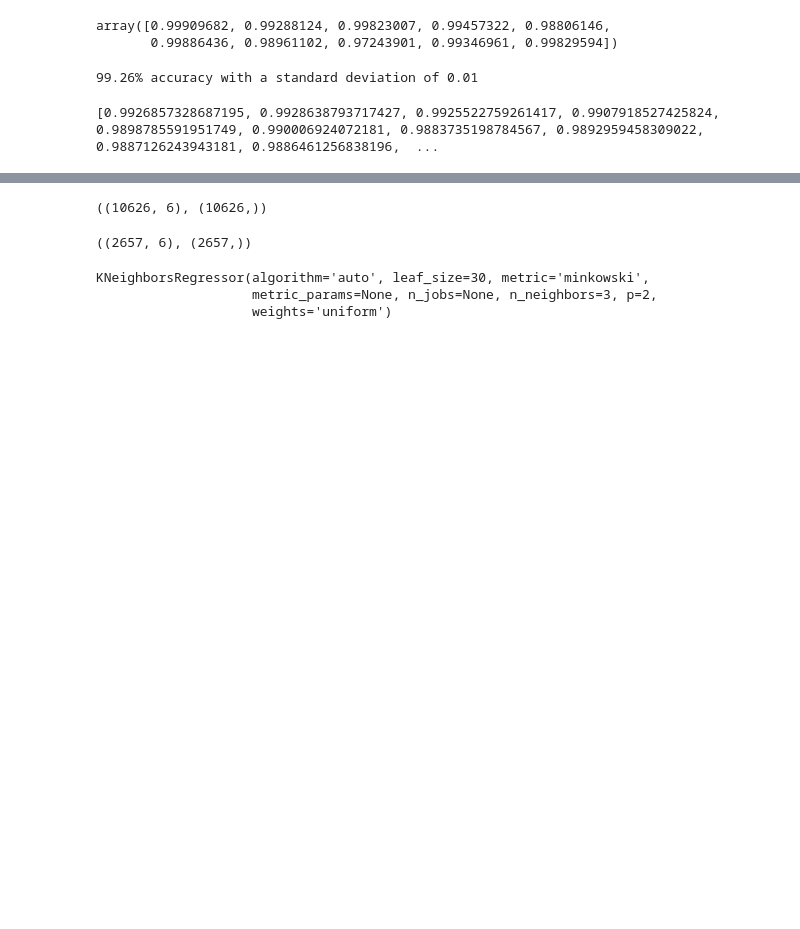
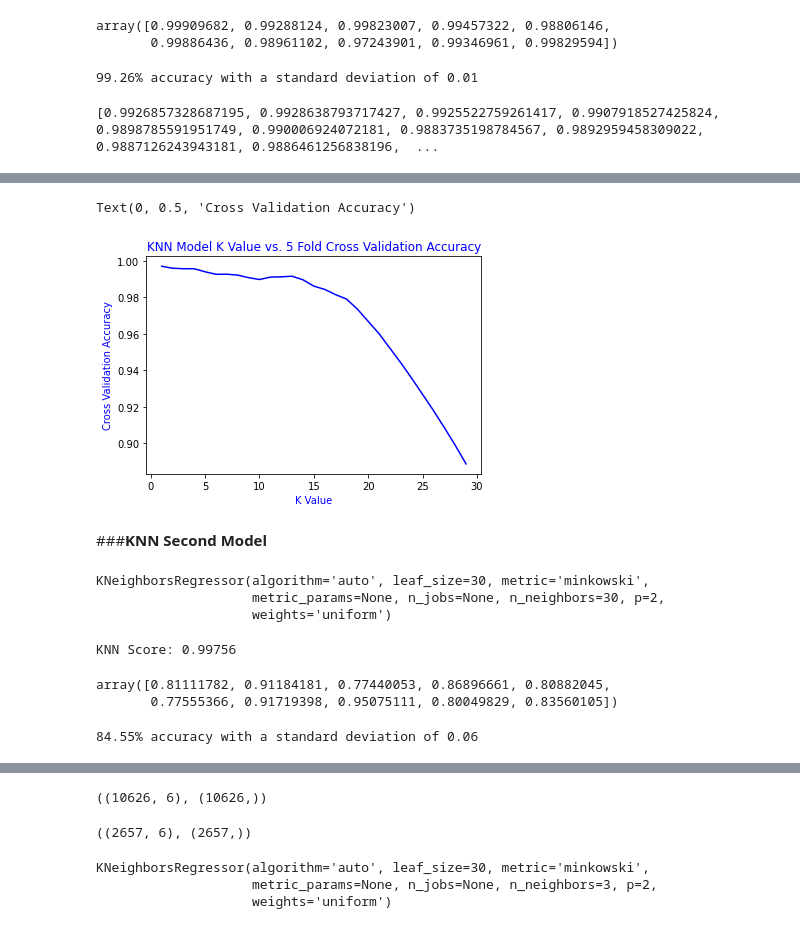
Before and after one commit to Kate5-7-2021/INFO-5502-SU2021, a Jupyter notebook: INFO_5502_Assign8_Develope_Data_Analysis_Project.ipynb, the cells around one changed output, grey strips where cells are left out. Saved outputs shown, nothing was run; the diff lists cells and outputs as text; code cells hidden in the pictures; blank space fills up the shorter version.

```diff
--- a/INFO_5502_Assign8_Develope_Data_Analysis_Project.ipynb
+++ b/INFO_5502_Assign8_Develope_Data_Analysis_Project.ipynb
@@ -377,0 +399,34 @@ print(k_cv_score)
+# %%
+#draw the graph of accuracy for k range from the cross validation
+plt.plot(k_cv_num,k_cv_score,color='b')
+plt.title('KNN Model K Value vs. 5 Fold Cross Validation Accuracy',color='b')
+plt.xlabel('K Value',color='b')
+plt.ylabel('Cross Validation Accuracy',color='b')
+# %% [output]
+Text(0, 0.5, 'Cross Validation Accuracy')
+[figure, added]
+# %% [markdown]
+###**KNN Second Model**
+# %%
+knn1= KNeighborsRegressor(n_neighbors=30)   #KNN model tested with different k value
+knn1.fit(x_train, y_train)
+# %% [output]
+KNeighborsRegressor(algorithm='auto', leaf_size=30, metric='minkowski',
+                    metric_params=None, n_jobs=None, n_neighbors=30, p=2,
+                    weights='uniform')
+# %%
+print('KNN Score: %.5f' % knn1.score(x_test,y_test))
+# %% [output]
+KNN Score: 0.99756
+# %%
+#apply cross validation
+knn1_cross_test_scores=cross_val_score(knn1,x_test,y_test,cv=10)
+knn1_cross_test_scores
+# %% [output]
+array([0.81111782, 0.91184181, 0.77440053, 0.86896661, 0.80882045,
+       0.77555366, 0.91719398, 0.95075111, 0.80049829, 0.83560105])
+# %%
+#get the overall accuracy of the cross validation
+print("%0.2f%% accuracy with a standard deviation of %0.2f" % (knn1_cross_test_scores.mean()*100, knn1_cross_test_scores.std()))
+# %% [output]
+84.55% accuracy with a standard deviation of 0.06
```
Also changed, not shown: parts of 20 cells of this notebook.
